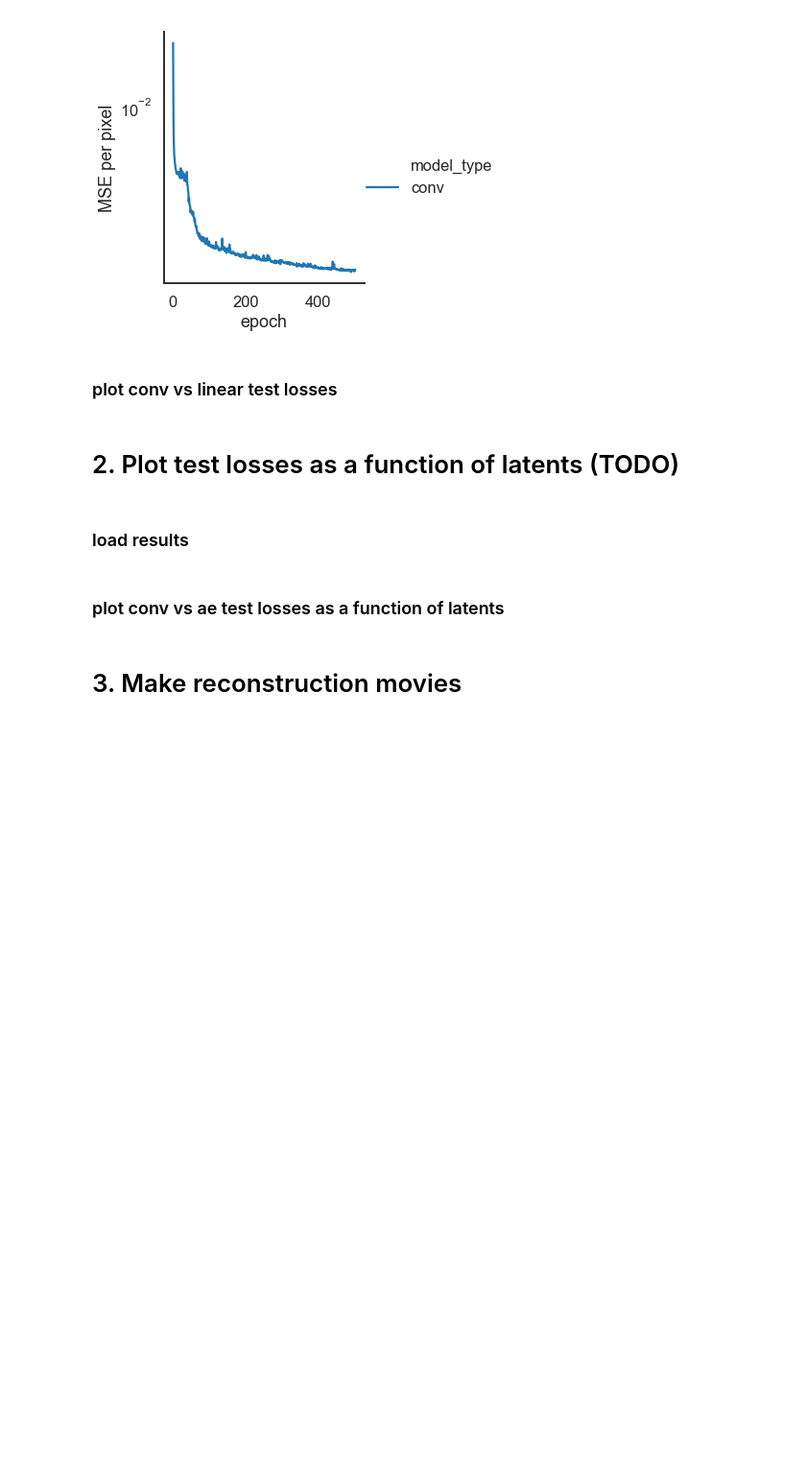
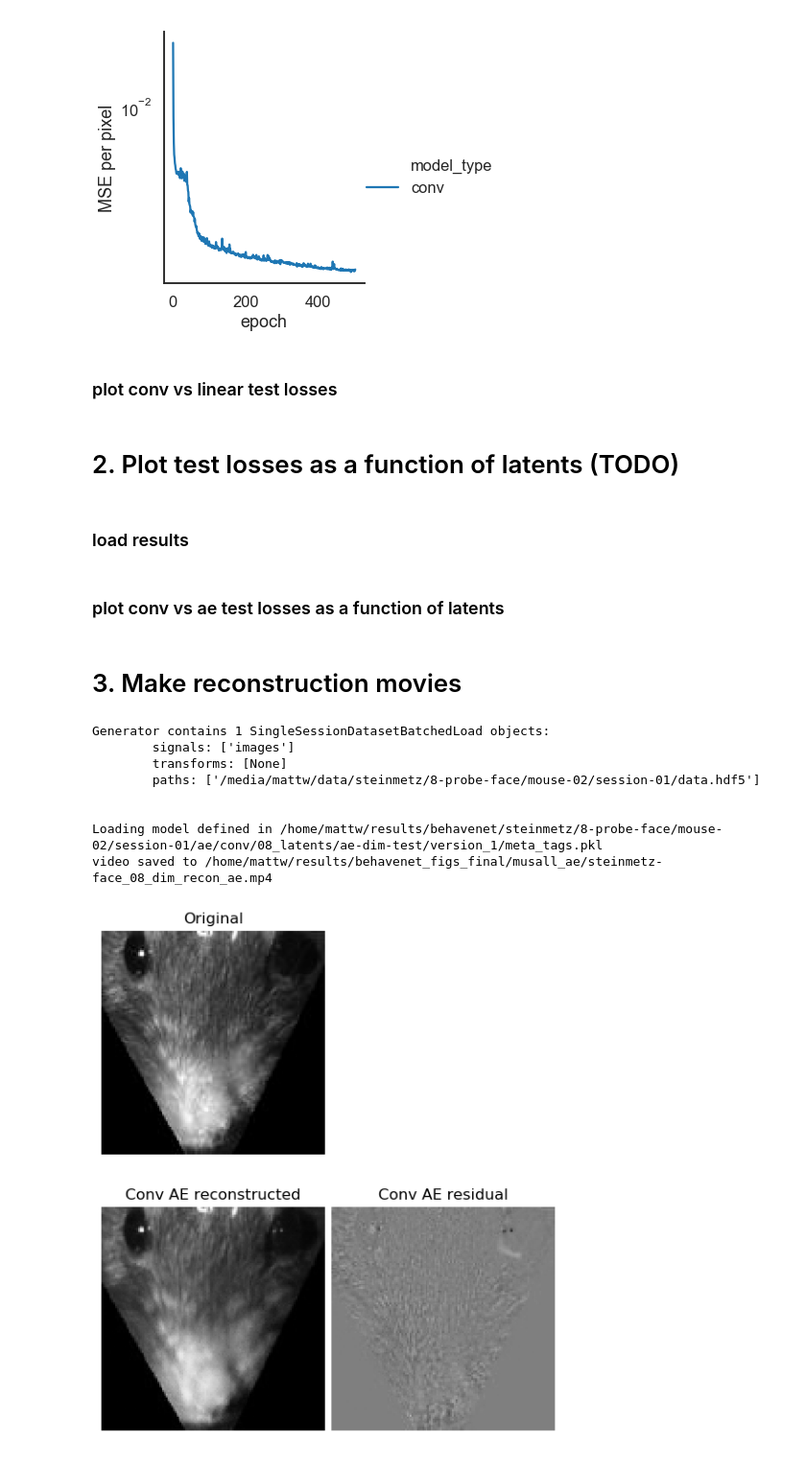
Before and after one commit to themattinthehatt/behavenet, a Jupyter notebook: behavenet/analyses/notebooks/ae_analysis_notebook.ipynb, the cells around one changed output. Shown at 96% size. Drawn from its saved outputs; the diff is of its cells as text; code cells hidden in the pictures; blank space fills up the shorter version.

Commit message:
updates to arhmm plotting/movie functions

```diff
--- a/behavenet/analyses/notebooks/ae_analysis_notebook.ipynb
+++ b/behavenet/analyses/notebooks/ae_analysis_notebook.ipynb
@@ -10,7 +10,7 @@ from behavenet.fitting.utils import get_output_session_dir
 from behavenet.fitting.utils import get_best_model_version
 from behavenet.fitting.utils import get_lab_example
 
-results_dir = '/home/mattw/results/behavenet_figs/musall_ae-dim-test'
+results_dir = '/home/mattw/results/behavenet_figs_final/'
 save_outputs = True
 # %% [markdown]
 # 1. Plot train/val losses as a function of epochs
@@ -220,38 +220,63 @@ from behavenet.data.data_generator import ConcatSessionsGenerator
 
 save_outputs = True
 include_linear = False
 version = 'best'
+sess_idx = 0
 hparams = {
     'data_dir': '/media/mattw/data',  # might be a different path than what is saved in hparams
     'tt_save_path': '/home/mattw/results/behavenet',
     'experiment_name': 'ae-dim-test',
     'lin_experiment_name': 'test_pt',
     'model_class': 'ae',
     'model_type': 'conv'}
 
-labs = ['musall'] #, 'steinmetz-face', 'musall', 'datta']
+labs = ['steinmetz-face'] #, 'steinmetz-face', 'musall', 'datta']
 
 for lab in labs:
     get_lab_example(hparams, lab)
     if lab == 'steinmetz':
-        hparams['n_ae_latents'] = 3
+        hparams['n_ae_latents'] = 8
+        hparams['expt'] = '8-probe'
+        hparams['animal'] = 'mouse-02'
+        hparams['session'] = 'session-01'
+    elif lab == 'steinmetz-face':
+        hparams['n_ae_latents'] = 8
+        hparams['expt'] = '8-probe-face'
+        hparams['animal'] = 'mouse-02'
+        hparams['session'] = 'session-01'
     elif lab == 'musall':
-        hparams['n_ae_latents'] = 16
+        hparams['n_ae_latents'] = 8
+        hparams['animal'] = 'mSM36'
+        hparams['session'] = 'all'
     hparams['frame_rate'] = 15
 
     hparams['session_dir'], sess_ids = get_output_session_dir(hparams)
     hparams['expt_dir'] = get_expt_dir(hparams)
     hparams, signals, transforms, paths = get_data_generator_inputs(hparams, sess_ids)
     data_generator = ConcatSessionsGenerator(
         hparams['data_dir'], sess_ids,
         signals_list=signals, transforms_list=transforms, paths_list=paths,
         device='cpu', as_numpy=False, batch_load=True, rng_seed=0)
+    print(data_generator)
 
-    trial = data_generator.datasets[0].batch_indxs['test'][0]  # 4 good for all lab ex
+    trial = data_generator.datasets[sess_idx].batch_indxs['test'][2]
+    # 4 good for steinmetz/2-probe
+    # 2 good for steinmetz/8-probe/mouse-02
 
-    save_file = os.path.join(
-        results_dir, str('%s_%02i_dim_recon_ae' % (lab, hparams['n_ae_latents'])))
+    filename = str('%s_%02i_dim_recon_ae' % (lab, hparams['n_ae_latents']))
+    if include_linear:
+        filename += '_with_linear'
 
     make_ae_reconstruction_movie(
-        hparams, version=version, save_file=save_file, include_linear=include_linear,
-        trial=trial)
+        hparams, version=version, save_file=os.path.join(results_dir, filename),
+        include_linear=include_linear, trial=trial)
+# %% [output]
+Generator contains 1 SingleSessionDatasetBatchedLoad objects:
+        signals: ['images']
+        transforms: [None]
+        paths: ['/media/mattw/data/steinmetz/8-probe-face/mouse-02/session-01/data.hdf5']
+
+
+Loading model defined in /home/mattw/results/behavenet/steinmetz/8-probe-face/mouse-02/session-01/ae/conv/08_latents/ae-dim-test/version_1/meta_tags.pkl
+video saved to /home/mattw/results/behavenet_figs_final/musall_ae/steinmetz-face_08_dim_recon_ae.mp4
+[figure, added]
```
Also changed, not shown: 7 other files.
